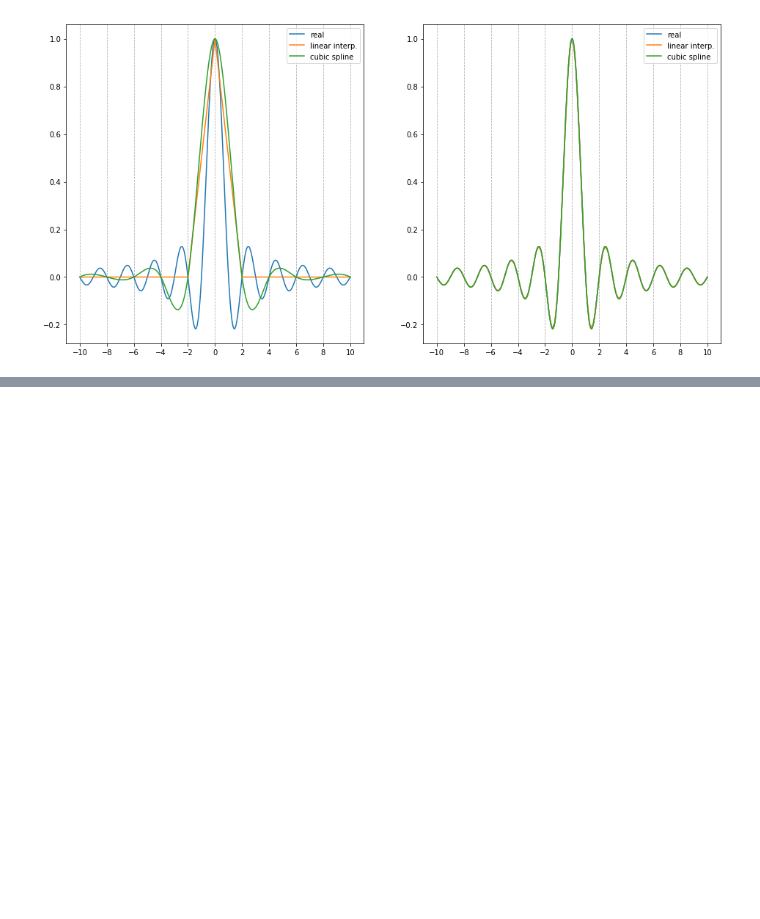
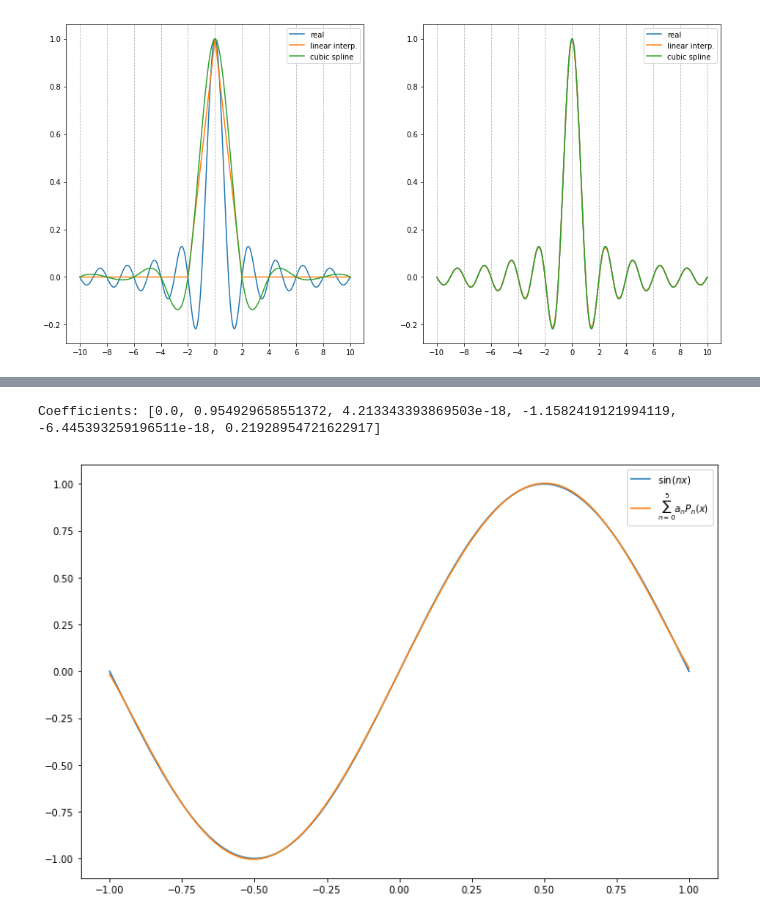
Before and after one commit to ftorradeflot/PythonMasterIFAE, a Jupyter notebook: scipy/scipy_solutions.ipynb, the cells around one changed output, grey strips where cells are left out. Cells and saved outputs as stored; diff of their text form; code cells hidden in the pictures; blank space fills up the shorter version.

```diff
--- a/scipy/scipy_solutions.ipynb
+++ b/scipy/scipy_solutions.ipynb
@@ -164,0 +240,28 @@ for i, ax in enumerate(axes):
+# %%
+from scipy.special import eval_legendre
+from scipy.integrate import quad
+
+def f(x):
+    return np.sin(np.pi*x)
+
+def a(n):
+    g = lambda x: f(x)*eval_legendre(n, x)
+    integral = quad(g, -1, 1)[0]
+    return (2*n + 1)/2 * integral
+
+# first few a_n coefficients up to n = 5
+print("Coefficients:", [a(n) for n in range(5+1)])
+
+def legendre_series(x, N):
+    y = np.zeros(len(x))
+    for n in range(N+1):
+        y += a(n)*eval_legendre(n, x)
+    return y
+
+x = np.linspace(-1, 1, 100)
+plt.plot(x, f(x), label=r'$\sin(nx)$')
+plt.plot(x, legendre_series(x, 5), label=r'$\sum_{n=0}^{5} a_n P_n(x)$')
+plt.legend(loc='best');
+# %% [output]
+Coefficients: [0.0, 0.954929658551372, 4.213343393869503e-18, -1.1582419121994119, -6.445393259196511e-18, 0.21928954721622917]
+[figure, added]
```
Also changed, not shown: parts of 6 cells of this notebook, 2 other files.
